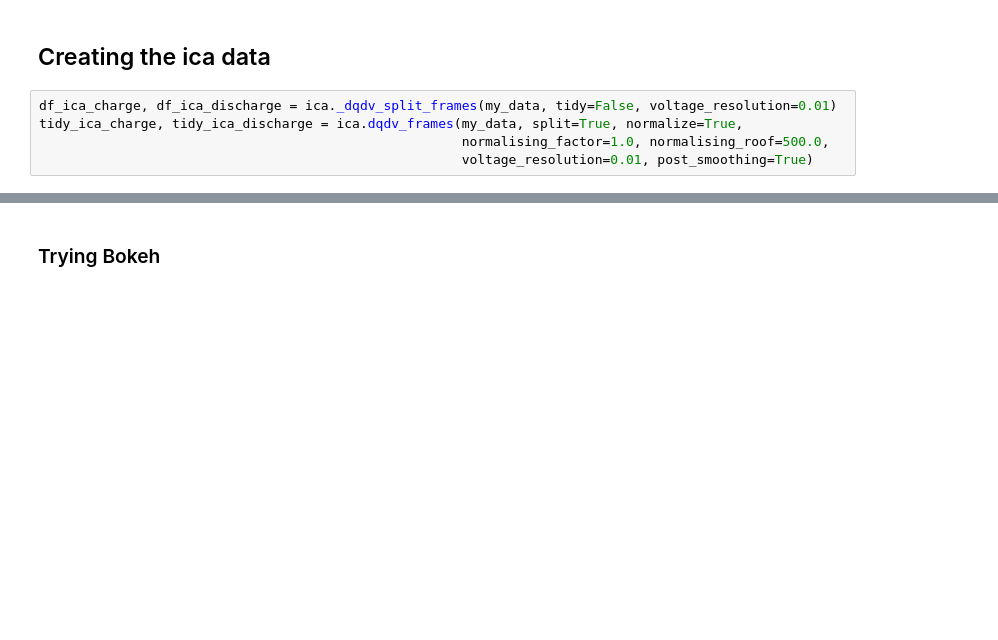
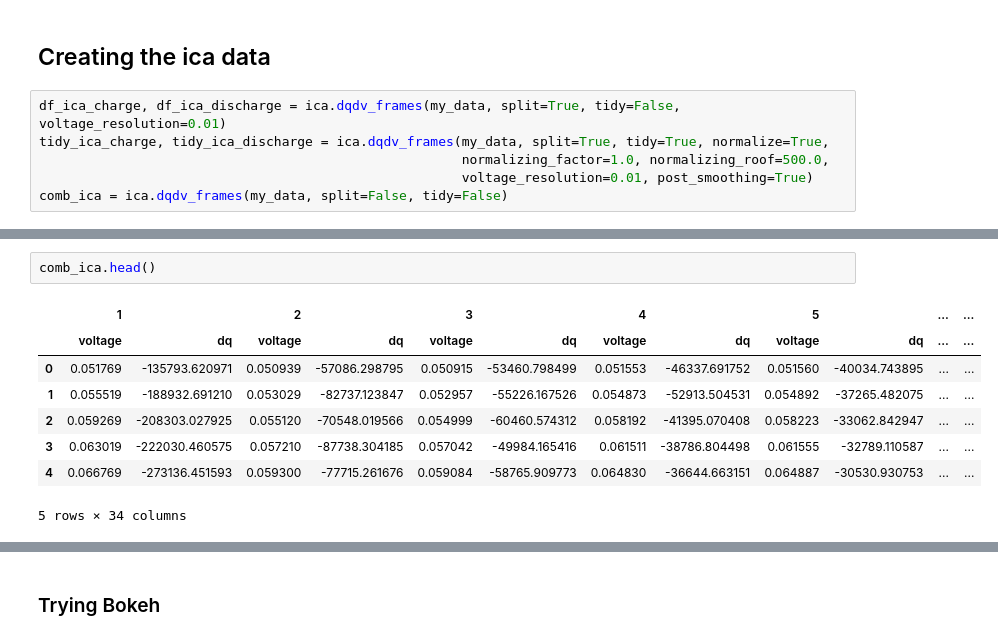
Before and after one commit to jepegit/cellpy, a Jupyter notebook: dev_utils/plotting_tests_dqdv_ica_frames_method.ipynb, the cells around one changed output, grey strips where cells are left out. Cells and saved outputs as stored; diff of their text form; blank space fills up the shorter version.

Commit message:
make dqdv cycles and frames functions more logical

```diff
--- a/dev_utils/plotting_tests_dqdv_ica_frames_method.ipynb
+++ b/dev_utils/plotting_tests_dqdv_ica_frames_method.ipynb
@@ -26,7 +28,8 @@ my_data.set_mass(0.1)
 # %% [markdown]
 ## Creating the ica data
 # %%
-df_ica_charge, df_ica_discharge = ica._dqdv_split_frames(my_data, tidy=False, voltage_resolution=0.01)
-tidy_ica_charge, tidy_ica_discharge = ica.dqdv_frames(my_data, split=True, normalize=True,
-                                                      normalising_factor=1.0, normalising_roof=500.0,
+df_ica_charge, df_ica_discharge = ica.dqdv_frames(my_data, split=True, tidy=False, voltage_resolution=0.01)
+tidy_ica_charge, tidy_ica_discharge = ica.dqdv_frames(my_data, split=True, tidy=True, normalize=True,
+                                                      normalizing_factor=1.0, normalizing_roof=500.0,
                                                       voltage_resolution=0.01, post_smoothing=True)
+comb_ica = ica.dqdv_frames(my_data, split=False, tidy=False)
@@ -33,2 +39,13 @@ tidy_ica_charge, tidy_ica_discharge = ica.dqdv_frames(my_data, split=True, norma
+# %%
+comb_ica.head()
+# %% [output]
+|  | 1 |  | 2 |  | 3 |  | 4 |  | 5 |  | ... | ... |
+|  | voltage | dq | voltage | dq | voltage | dq | voltage | dq | voltage | dq | ... | ... |
+| 0 | 0.051769 | -135793.620971 | 0.050939 | -57086.298795 | 0.050915 | -53460.798499 | 0.051553 | -46337.691752 | 0.051560 | -40034.743895 | ... | ... |
+| 1 | 0.055519 | -188932.691210 | 0.053029 | -82737.123847 | 0.052957 | -55226.167526 | 0.054873 | -52913.504531 | 0.054892 | -37265.482075 | ... | ... |
+| 2 | 0.059269 | -208303.027925 | 0.055120 | -70548.019566 | 0.054999 | -60460.574312 | 0.058192 | -41395.070408 | 0.058223 | -33062.842947 | ... | ... |
+| 3 | 0.063019 | -222030.460575 | 0.057210 | -87738.304185 | 0.057042 | -49984.165416 | 0.061511 | -38786.804498 | 0.061555 | -32789.110587 | ... | ... |
+| 4 | 0.066769 | -273136.451593 | 0.059300 | -77715.261676 | 0.059084 | -58765.909773 | 0.064830 | -36644.663151 | 0.064887 | -30530.930753 | ... | ... |
+5 rows × 34 columns
 # %%
 df_ica_charge.head()
```
Also changed, not shown: parts of 14 cells of this notebook, 3 other files.
